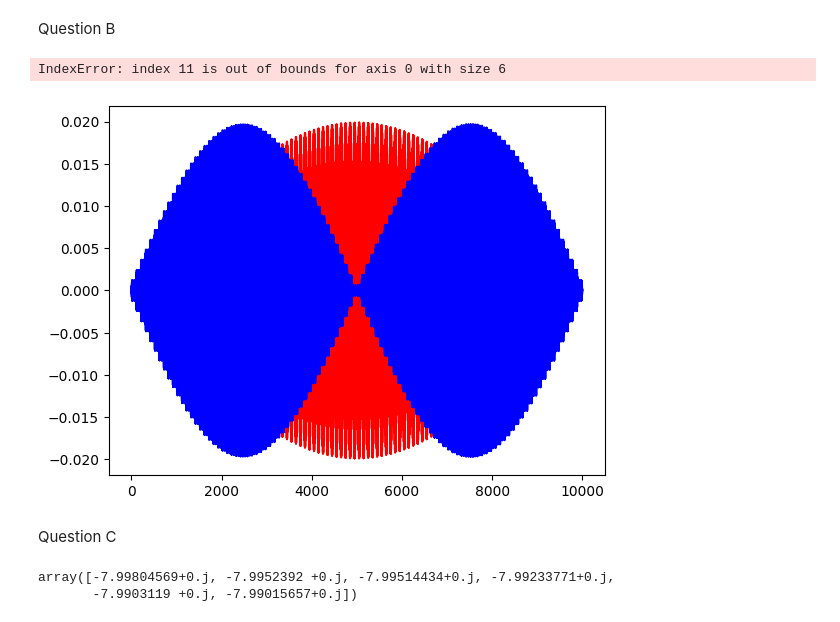
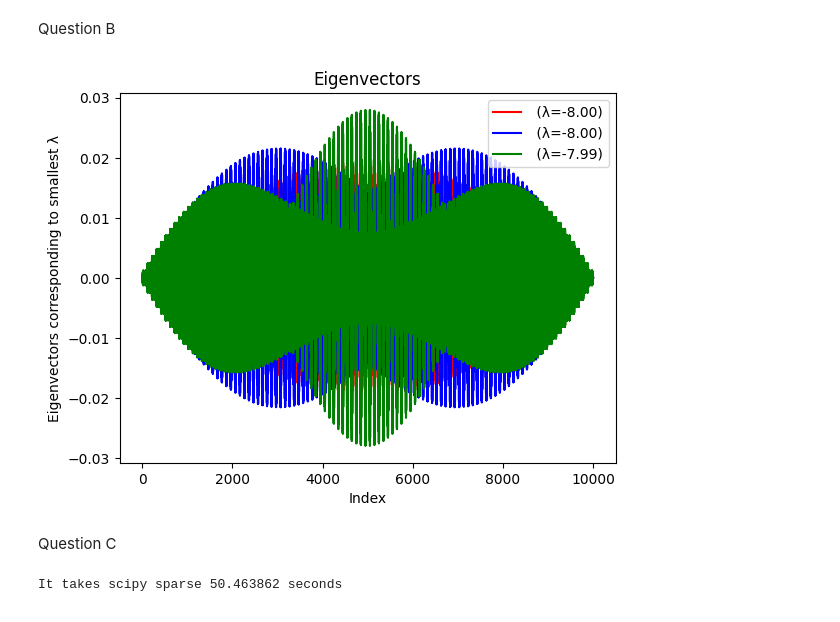
Before and after one commit to HetteWempe/scomp3, a Jupyter notebook: code/ex3.1.ipynb, the cells around one changed output. Drawn from its saved outputs; the diff is of its cells as text; code cells hidden in the pictures.

```diff
--- a/code/ex3.1.ipynb
+++ b/code/ex3.1.ipynb
@@ -11,7 +13,7 @@ def laplacian_square(n):
     laplacian = np.zeros((N, N))
     for i in range(N): # walk over matrix one row at the time
         laplacian[i, i] = -4  # diagonals always 4
-        if i - 1 >= 0:  # checks for left neigbour only when its bigger than 0
+        if i - 1 >= 0 and (i % n) != 0:  # checks for left neigbour only when its bigger than 0
             laplacian[i, i - 1] = 1 # left neighbour -1
         if i + 1 < N and (i % n) != (n - 1):   # second condition prevends that its not on right edge
             laplacian[i, i + 1] = 1
@@ -139,18 +142,17 @@ eigenvalue_square_100, eigenvector_square_100 = eigh(square_100)
 # %%
 index_of_smallest_eigenvalue = np.argsort(eigenvalue_square_100)[:12]
 plt.figure()
 plt.plot(eigenvector_square_100[:,index_of_smallest_eigenvalue[0]], label = f' (λ={eigenvalue_square_100[index_of_smallest_eigenvalue[0]]:.2f})',color = 'red')
-plt.plot(eigenvector_square_100[:,index_of_smallest_eigenvalue[3]], label = f' (λ={eigenvalue_square_100[index_of_smallest_eigenvalue[3]]:.2f})',color = 'blue')
-#plt.plot(eigenvector_square_100[:,index_of_smallest_eigenvalue[7]], label = f' (λ={eigenvalue_square_100[index_of_smallest_eigenvalue[7]]:.2f})',color = 'green')
-plt.plot(eigenvector_square_100[:,index_of_smallest_eigenvalue[11]], label = f' (λ={eigenvalue_square_100[index_of_smallest_eigenvalue[11]]:.2f})',color = 'yellow')
+plt.plot(eigenvector_square_100[:,index_of_smallest_eigenvalue[2]], label = f' (λ={eigenvalue_square_100[index_of_smallest_eigenvalue[2]]:.2f})',color = 'blue')
+plt.plot(eigenvector_square_100[:,index_of_smallest_eigenvalue[4]], label = f' (λ={eigenvalue_square_100[index_of_smallest_eigenvalue[4]]:.2f})',color = 'green')
+#plt.plot(eigenvector_square_100[:,index_of_smallest_eigenvalue[6]], label = f' (λ={eigenvalue_square_100[index_of_smallest_eigenvalue[6]]:.2f})',color = 'yellow')
 
 plt.legend()
 plt.xlabel('Index')
 plt.ylabel('Eigenvectors corresponding to smallest λ')
 plt.title('Eigenvectors')
 plt.show()
 # %% [output]
-IndexError: index 11 is out of bounds for axis 0 with size 6
-[figure, old version]
+[figure, new version]
 # %% [markdown]
 Question C
@@ -159,5 +158,0 @@ eigenvalue_square_100, eigenvector_square_100 = eigs(square_100)
-# %%
-eigenvalue_square_100
-# %% [output]
-array([-7.99804569+0.j, -7.9952392 +0.j, -7.99514434+0.j, -7.99233771+0.j,
-       -7.9903119 +0.j, -7.99015657+0.j])
@@ -163,0 +164,10 @@ array([-7.99804569+0.j, -7.9952392 +0.j, -7.99514434+0.j, -7.99233771+0.j,
+# %%
+A_sparse = time.time()
+
+DDD = eigs(square_100) #eigs is from scipy sparse
+
+B_sparse = time.time()
+
+print(f"It takes scipy sparse {B_sparse - A_sparse:.6f} seconds")
+# %% [output]
+It takes scipy sparse 50.463862 seconds
```
Also changed, not shown: parts of 12 cells of this notebook.
